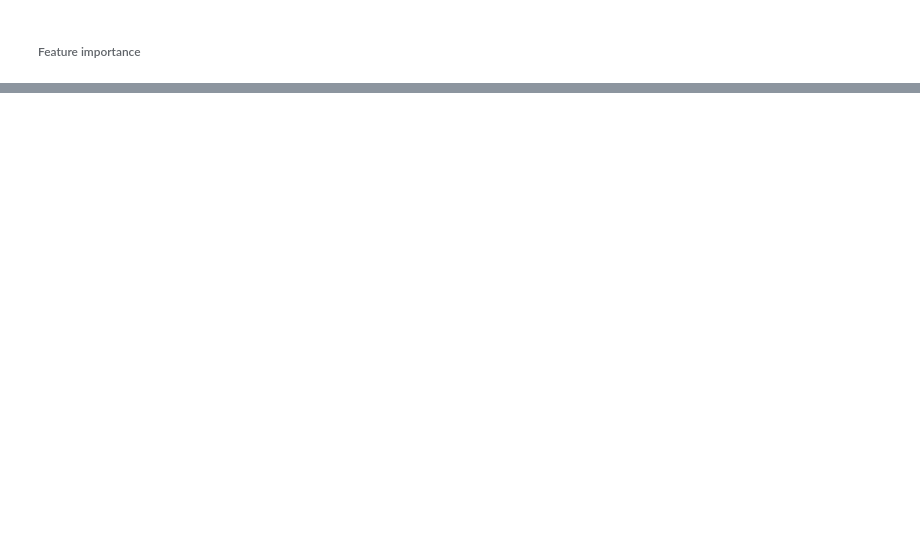
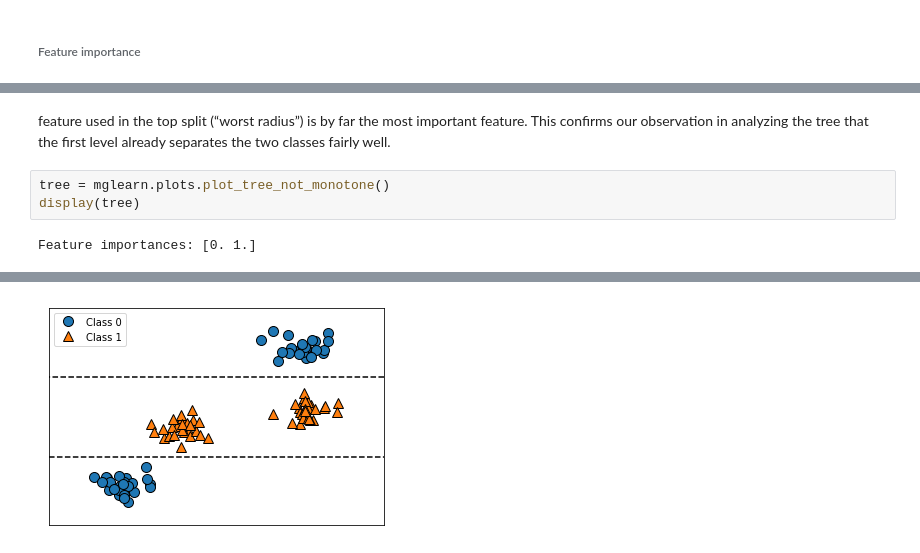
Before and after one commit to muokicaleb/Book_tutorials, a Jupyter notebook: Introduction_to_machine_learning_with_python_Andreas_C_Muller_Sarah_Guido/2_Supervised_Learning.ipynb, the cells around one changed output, grey strips where cells are left out. Drawn from its saved outputs; the diff is of its cells as text; blank space fills up the shorter version.

```diff
--- a/Introduction_to_machine_learning_with_python_Andreas_C_Muller_Sarah_Guido/2_Supervised_Learning.ipynb
+++ b/Introduction_to_machine_learning_with_python_Andreas_C_Muller_Sarah_Guido/2_Supervised_Learning.ipynb
@@ -656,0 +678,7 @@ graphviz.Source(dot_graph)
+# %% [markdown]
+feature used in the top split (“worst radius”) is by far the most important feature. This confirms our observation in analyzing the tree that the first level already separates the two classes fairly well.
+# %%
+tree = mglearn.plots.plot_tree_not_monotone()
+display(tree)
+# %% [output]
+Feature importances: [0. 1.]
@@ -656,0 +686 @@ graphviz.Source(dot_graph)
+[figure, added]
```
Also changed, not shown: parts of 50 cells of this notebook, 1 other file.
